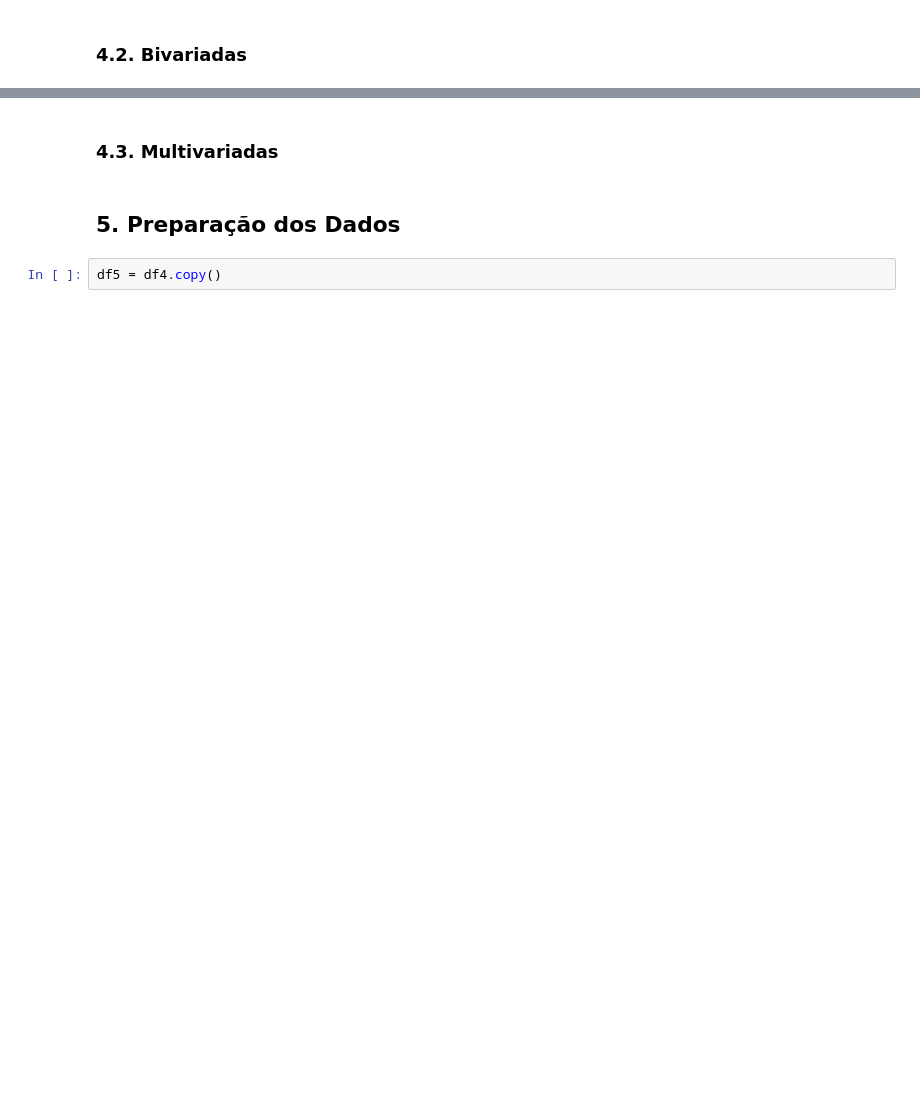
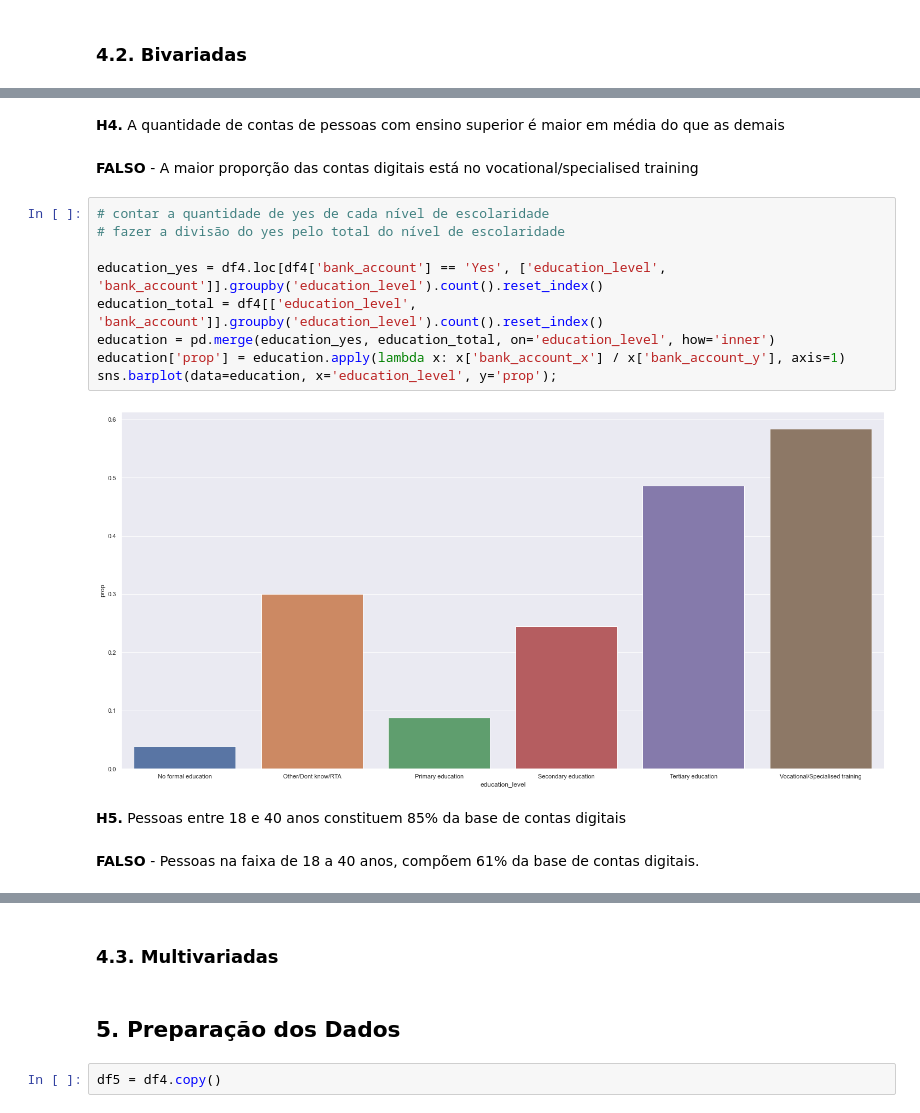
Before and after one commit to daSpinelli/hackday_01_dadosinglorios, a Jupyter notebook: end-to-end.ipynb, the cells around one changed output, grey strips where cells are left out. Saved outputs shown, nothing was run; the diff lists cells and outputs as text; blank space fills up the shorter version.

```diff
--- a/end-to-end.ipynb
+++ b/end-to-end.ipynb
@@ -327,0 +304,19 @@ print(f'{yes/total}%')
+# %% [markdown]
+**H4.** A quantidade de contas de pessoas com ensino superior é maior em média do que as demais
+# %% [markdown]
+**FALSO** - A maior proporção das contas digitais está no vocational/specialised training
+# %%
+# contar a quantidade de yes de cada nível de escolaridade
+# fazer a divisão do yes pelo total do nível de escolaridade
+
+education_yes = df4.loc[df4['bank_account'] == 'Yes', ['education_level', 'bank_account']].groupby('education_level').count().reset_index()
+education_total = df4[['education_level', 'bank_account']].groupby('education_level').count().reset_index()
+education = pd.merge(education_yes, education_total, on='education_level', how='inner')
+education['prop'] = education.apply(lambda x: x['bank_account_x'] / x['bank_account_y'], axis=1)
+sns.barplot(data=education, x='education_level', y='prop');
+# %% [output]
+[figure, added]
+# %% [markdown]
+**H5.** Pessoas entre 18 e 40 anos constituem 85% da base de contas digitais
+# %% [markdown]
+**FALSO** - Pessoas na faixa de 18 a 40 anos, compõem 61% da base de contas digitais.
```
Also changed, not shown: parts of 39 cells of this notebook.
